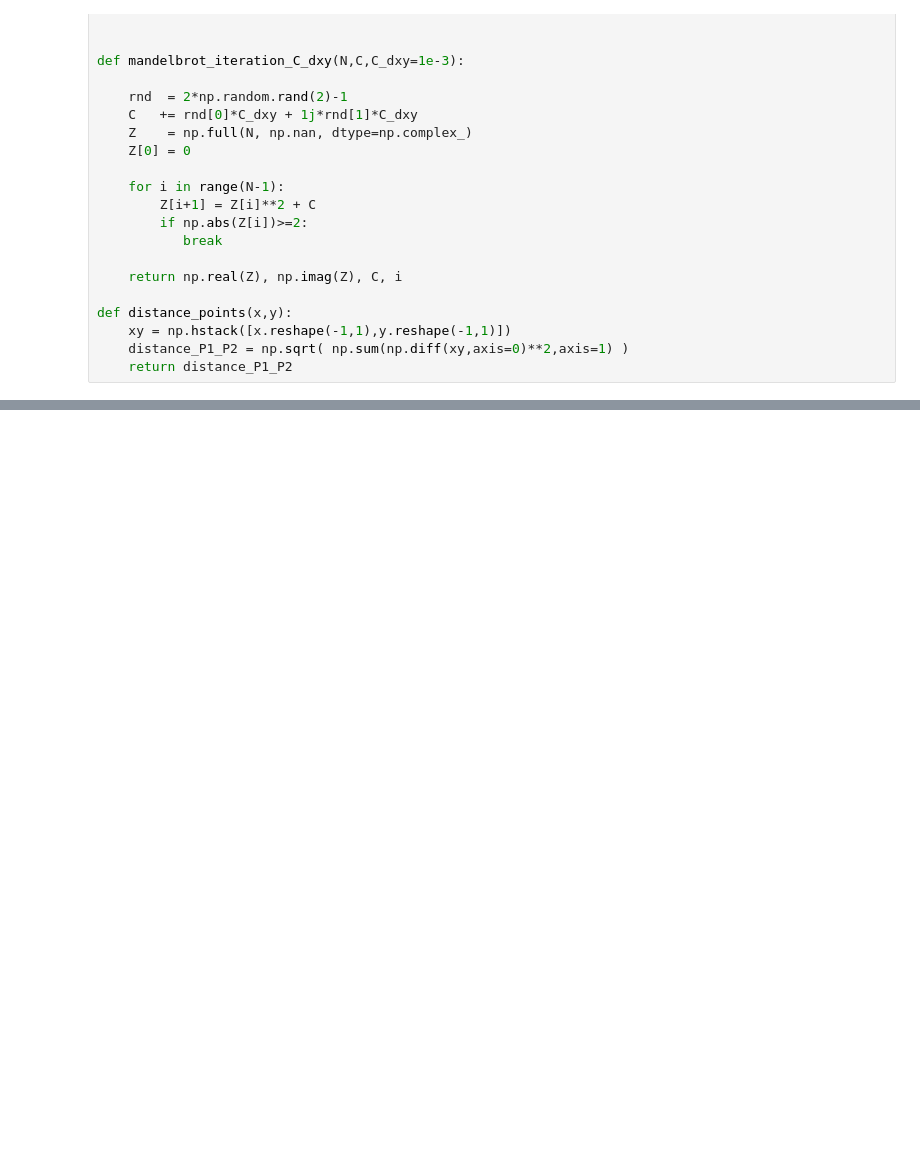
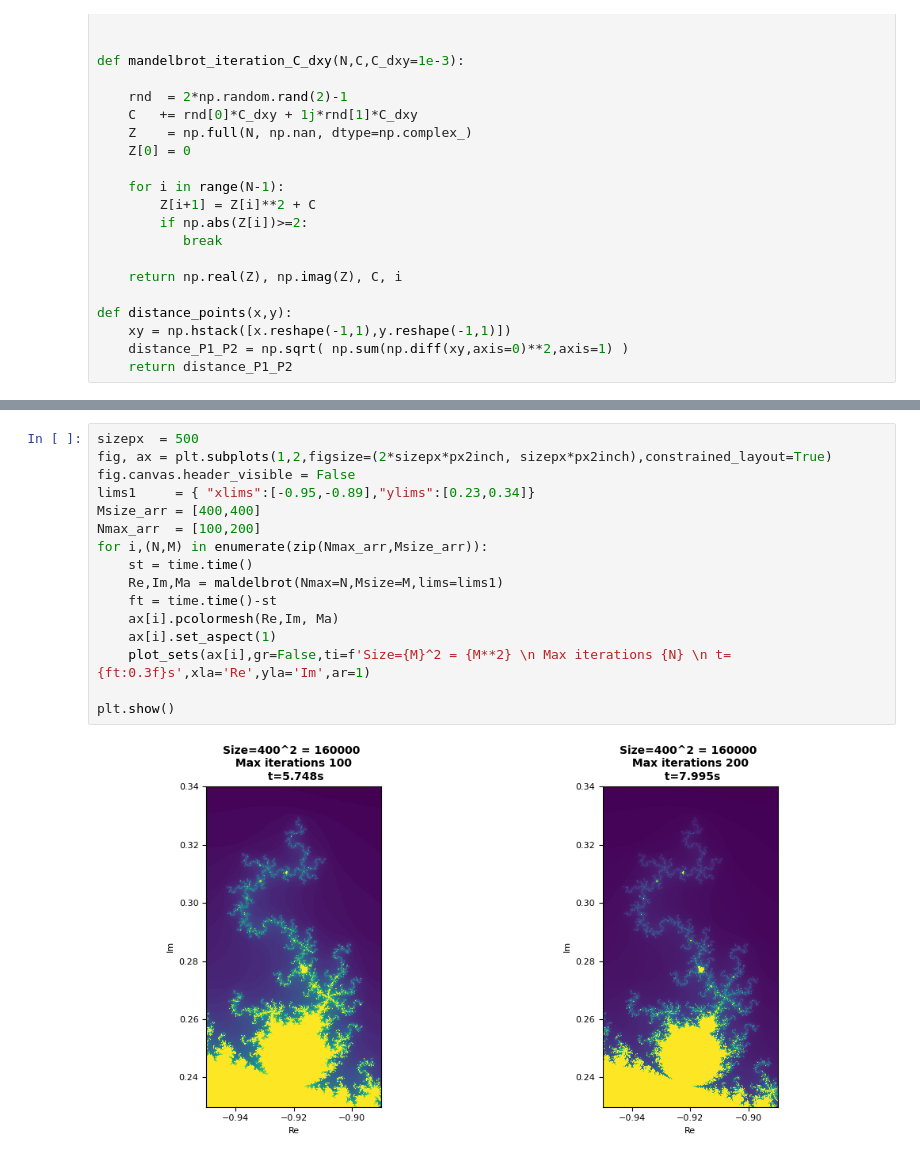
Before and after one commit to GenioSainz/Colab-Demos, a Jupyter notebook: scripts/MandelbrotStability.ipynb, the cells around one changed output, grey strips where cells are left out. Cells and saved outputs as stored; diff of their text form; blank space fills up the shorter version.

```diff
--- a/scripts/MandelbrotStability.ipynb
+++ b/scripts/MandelbrotStability.ipynb
@@ -202,0 +283,18 @@ C4: -0.72935332 0.15593881*1j
+# %%
+sizepx  = 500
+fig, ax = plt.subplots(1,2,figsize=(2*sizepx*px2inch, sizepx*px2inch),constrained_layout=True)
+fig.canvas.header_visible = False
+lims1     = { "xlims":[-0.95,-0.89],"ylims":[0.23,0.34]}
+Msize_arr = [400,400]
+Nmax_arr  = [100,200]
+for i,(N,M) in enumerate(zip(Nmax_arr,Msize_arr)):
+    st = time.time()
+    Re,Im,Ma = maldelbrot(Nmax=N,Msize=M,lims=lims1)
+    ft = time.time()-st
+    ax[i].pcolormesh(Re,Im, Ma)
+    ax[i].set_aspect(1)
+    plot_sets(ax[i],gr=False,ti=f'Size={M}^2 = {M**2} \n Max iterations {N} \n t={ft:0.3f}s',xla='Re',yla='Im',ar=1)
+
+plt.show()
+# %% [output]
+[figure, added]
```
Also changed, not shown: parts of 7 cells of this notebook, 6 other files.
